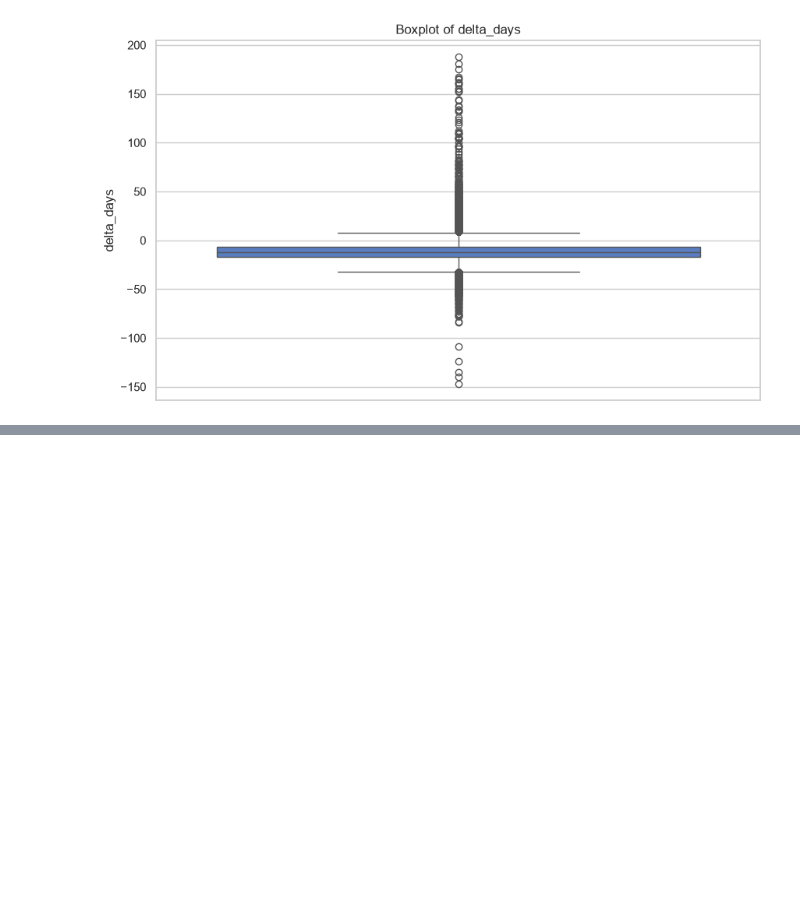
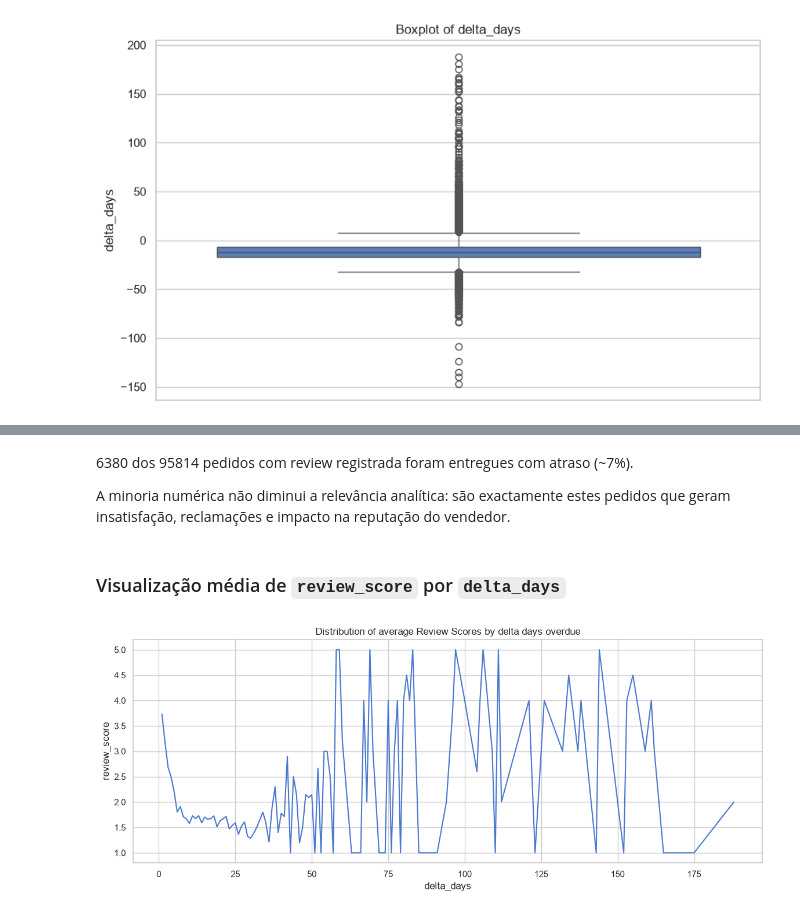
Before and after one commit to rodriguesbrian/olist_project, a Jupyter notebook: notebooks/analysis.ipynb, the cells around one changed output, grey strips where cells are left out. Cells and saved outputs as stored; diff of their text form; code cells hidden in the pictures; blank space fills up the shorter version.

```diff
--- a/notebooks/analysis.ipynb
+++ b/notebooks/analysis.ipynb
@@ -941,0 +1013,3 @@ memory usage: 3.7 MB
+# %%
+# filtro dataframe q1 para apenas pedidos atrasados
+q1_delayed = q1[q1['delta_days'] > 0].copy()
@@ -941,0 +1032,21 @@ memory usage: 3.7 MB
+# %% [markdown]
+6380 dos 95814 pedidos com review registrada foram entregues com atraso (~7%).
+
+A minoria numérica não diminui a relevância analítica: são exactamente estes pedidos que geram insatisfação, reclamações e impacto na reputação do vendedor.
+# %% [markdown]
+### Visualização média de `review_score` por `delta_days`
+# %%
+# agrupamento média de notas por dia de atraso
+average_score_per_day = (
+    q1_delayed.groupby('delta_days')['review_score']
+    .mean()
+    .reset_index()
+)
+# %%
+# visualização distribuição de review scores médios por dia de atraso
+plt.figure(figsize=(14, 5))
+sns.lineplot(data=average_score_per_day, x='delta_days', y='review_score')
+plt.title('Distribution of average Review Scores by delta days overdue (complete vision)')
+plt.show()
+# %% [output]
+[figure, added]
```
Also changed, not shown: parts of 68 cells of this notebook.
